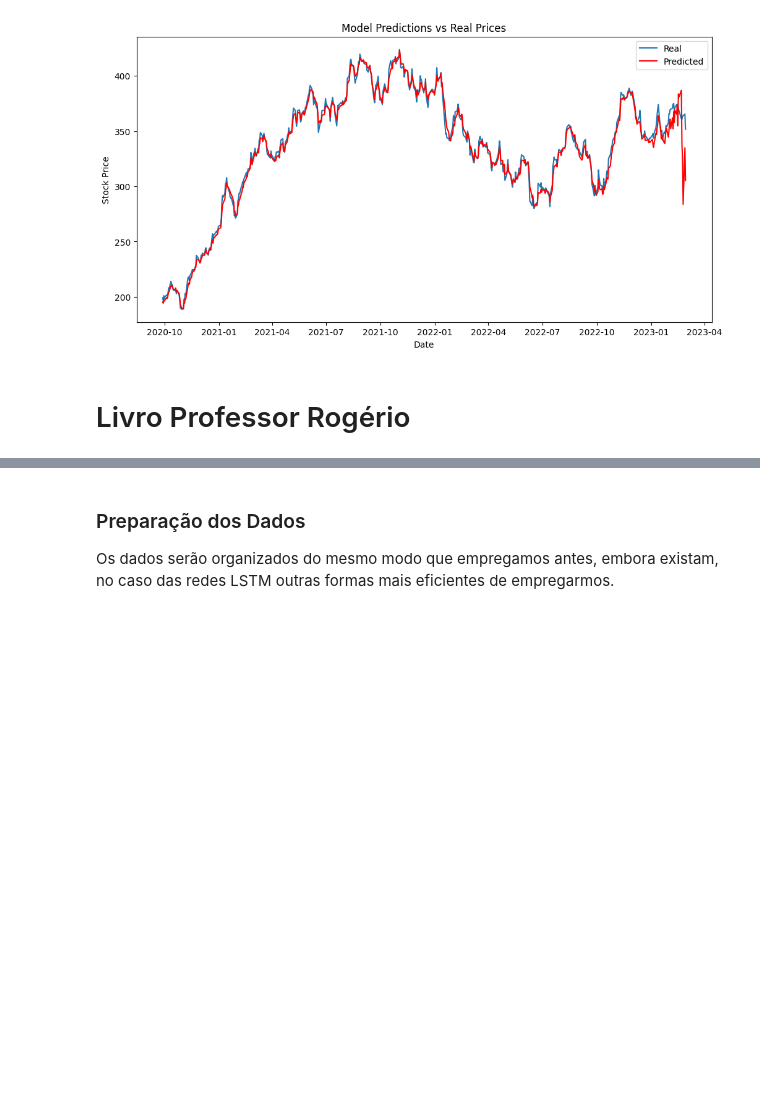
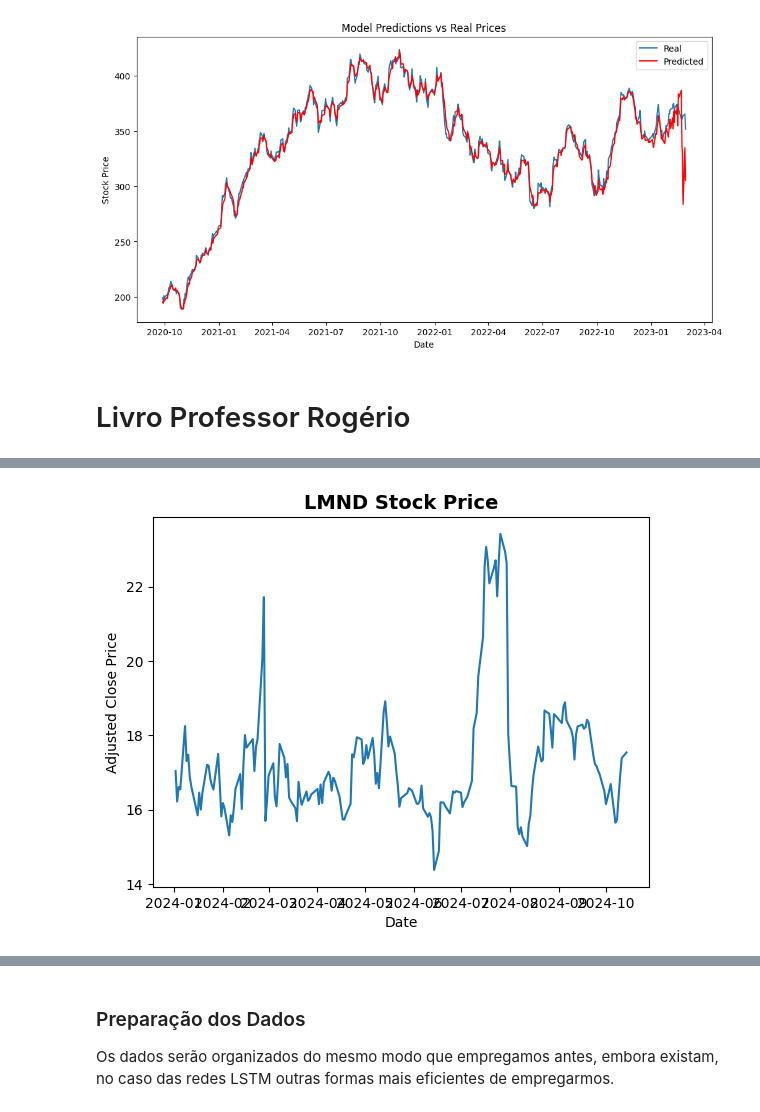
Before and after one commit to hevertonvalerio/Challenge, a Jupyter notebook: challenge_modelo_2_ipynb.ipynb, the cells around one changed output, grey strips where cells are left out. Drawn from its saved outputs; the diff is of its cells as text; code cells hidden in the pictures; blank space fills up the shorter version.

```diff
--- a/challenge_modelo_2_ipynb.ipynb
+++ b/challenge_modelo_2_ipynb.ipynb
@@ -309,0 +324,10 @@ plt.show()
+# %%
+# prompt: faça download dos dados de 2024 até hoje vindo da yfinance em relação aao ativo LMND
+
+import yfinance as yf
+
+# Download data from 2024 to today for LMND
+lmnd_data = yf.download("LMND", start="2024-01-01")
+
+# Print the downloaded data
+print(lmnd_data)
@@ -309,0 +351,3 @@ plt.show()
+# %%
+df = lmnd_data['Adj Close']
+df
@@ -309,0 +370,19 @@ plt.show()
+# %%
+# prompt: aplique esse código ao LMND: sns.lineplot(x = df.index, y = df['Adj Close'])
+# plt.title('Bike Sharing Demanding', fontsize=14, weight='bold')
+# plt.xlabel('Days')
+# plt.ylabel('Bike Demands')
+# plt.show()
+
+import seaborn as sns
+import matplotlib.pyplot as plt
+
+# Assuming df is defined as in your code (lmnd_data['Adj Close'])
+
+sns.lineplot(x=df.index, y=df)
+plt.title('LMND Stock Price', fontsize=14, weight='bold')
+plt.xlabel('Date')
+plt.ylabel('Adjusted Close Price')
+plt.show()
+# %% [output]
+[figure, added]
```
Also changed, not shown: parts of 27 cells of this notebook.
